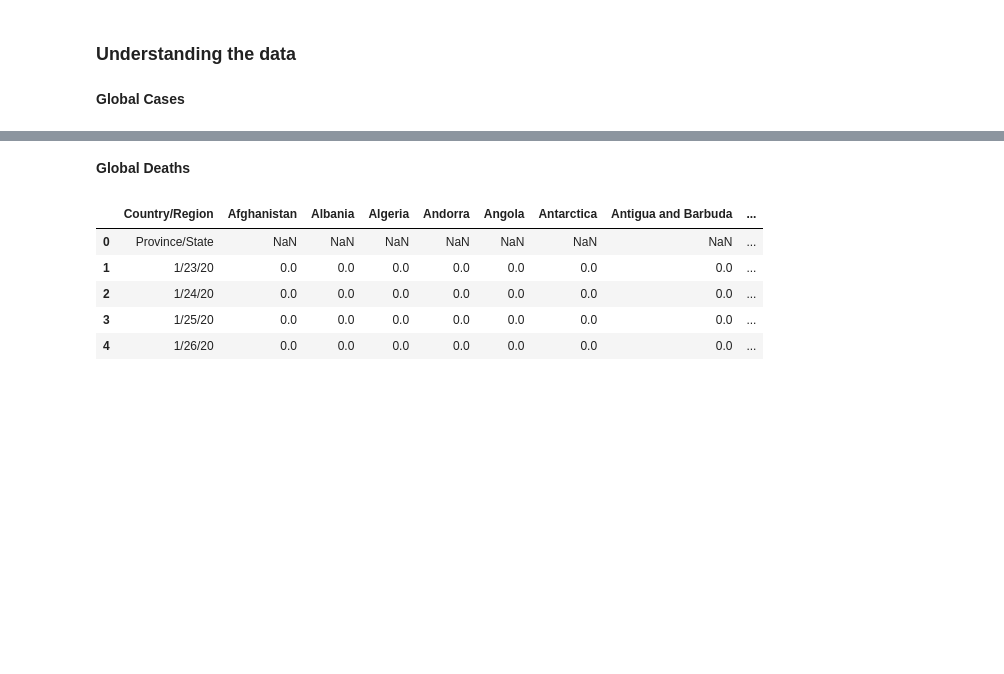
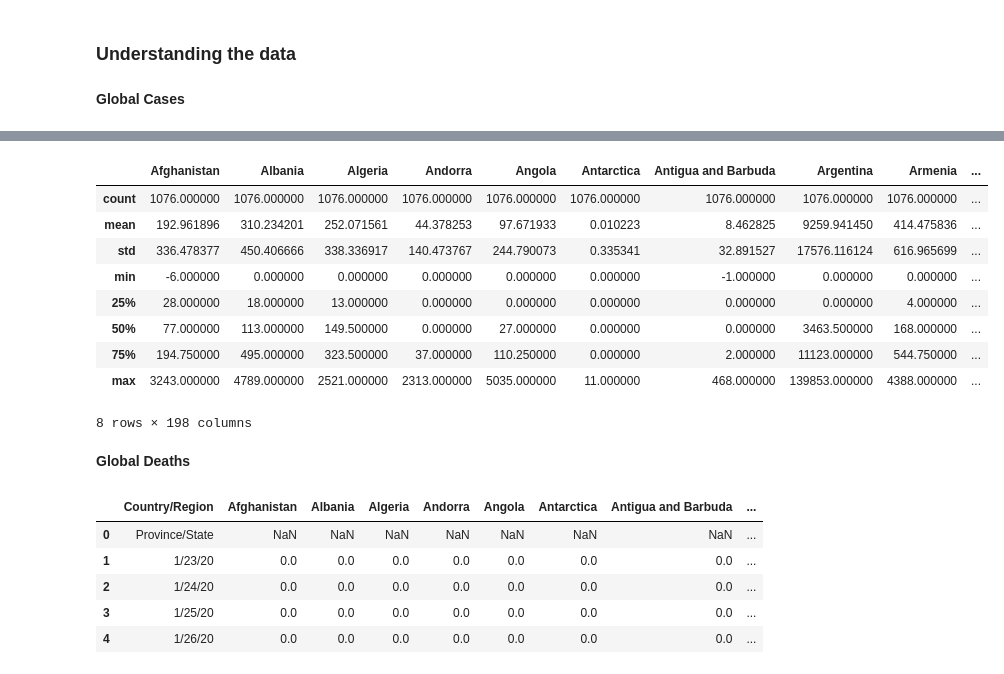
Before and after one commit to SamuelWanjiru/Covid-19_Global_Analysis_and_prediction, a Jupyter notebook: Covid_19_Global_Analysis_and_prediction.ipynb, the cells around one changed output, grey strips where cells are left out. Cells and saved outputs as stored; diff of their text form; code cells hidden in the pictures; blank space fills up the shorter version.

```diff
--- a/Covid_19_Global_Analysis_and_prediction.ipynb
+++ b/Covid_19_Global_Analysis_and_prediction.ipynb
@@ -64,3 +93,17 @@ Global_Cases.head()
+# %%
+# Data descriptive statistics
+Global_Cases.describe()
+# %% [output]
+|  | Afghanistan | Albania | Algeria | Andorra | Angola | Antarctica | Antigua and Barbuda | Argentina | Armenia | ... |
+| count | 1076.000000 | 1076.000000 | 1076.000000 | 1076.000000 | 1076.000000 | 1076.000000 | 1076.000000 | 1076.000000 | 1076.000000 | ... |
+| mean | 192.961896 | 310.234201 | 252.071561 | 44.378253 | 97.671933 | 0.010223 | 8.462825 | 9259.941450 | 414.475836 | ... |
+| std | 336.478377 | 450.406666 | 338.336917 | 140.473767 | 244.790073 | 0.335341 | 32.891527 | 17576.116124 | 616.965699 | ... |
+| min | -6.000000 | 0.000000 | 0.000000 | 0.000000 | 0.000000 | 0.000000 | -1.000000 | 0.000000 | 0.000000 | ... |
+| 25% | 28.000000 | 18.000000 | 13.000000 | 0.000000 | 0.000000 | 0.000000 | 0.000000 | 0.000000 | 4.000000 | ... |
+| 50% | 77.000000 | 113.000000 | 149.500000 | 0.000000 | 27.000000 | 0.000000 | 0.000000 | 3463.500000 | 168.000000 | ... |
+| 75% | 194.750000 | 495.000000 | 323.500000 | 37.000000 | 110.250000 | 0.000000 | 2.000000 | 11123.000000 | 544.750000 | ... |
+| max | 3243.000000 | 4789.000000 | 2521.000000 | 2313.000000 | 5035.000000 | 11.000000 | 468.000000 | 139853.000000 | 4388.000000 | ... |
+8 rows × 198 columns
 # %% [markdown]
 **Global Deaths**
 # %%
```
Also changed, not shown: parts of 46 cells of this notebook.
